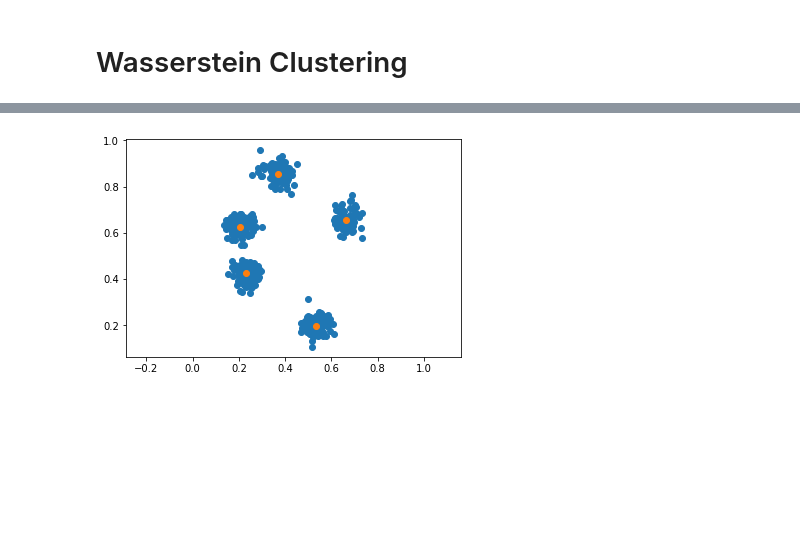
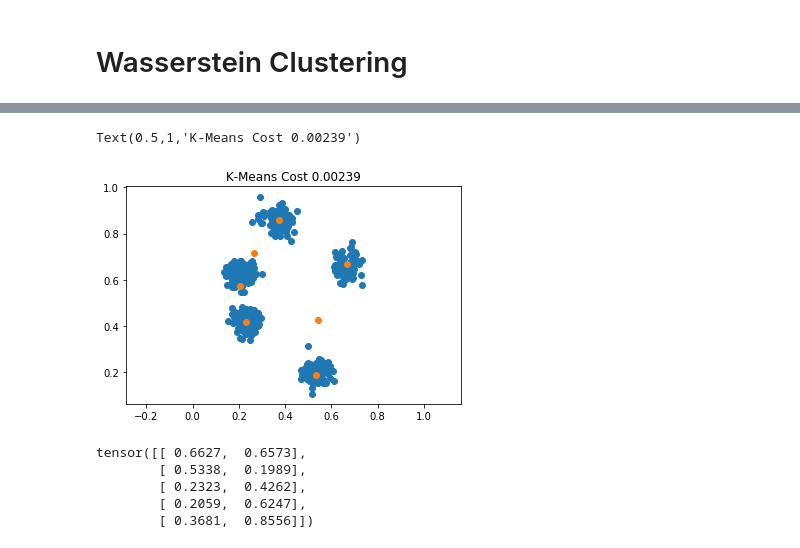
Before and after one commit to gabrielhuang/centroid-networks, a Jupyter notebook: scripts/cluster/clustering.ipynb, the cells around one changed output, grey strips where cells are left out. Saved outputs shown, nothing was run; the diff lists cells and outputs as text; code cells hidden in the pictures; blank space fills up the shorter version.

```diff
--- a/scripts/cluster/clustering.ipynb
+++ b/scripts/cluster/clustering.ipynb
@@ -174,7 +258,21 @@ tensor([[ 0.6565,  0.6621],
-# %%
-# Plot centroids
-plt.figure()
-plot_samples(X)
-plot_samples(centroids)
-# %% [output]
-[figure, removed]
+# %%
+# Plot centroids
+plt.figure()
+plot_samples(X)
+plot_samples(centroids)
+
+# Plot loss
+__, assignments = torch.min(distances, 1)
+cost = ((X-centroids[assignments])**2).sum() / len(X)
+plt.title('K-Means Cost {:.5f}'.format(cost))
+# %% [output]
+Text(0.5,1,'K-Means Cost 0.00239')
+[figure, added]
+# %%
+centroids
+# %% [output]
+tensor([[ 0.6627,  0.6573],
+        [ 0.5338,  0.1989],
+        [ 0.2323,  0.4262],
+        [ 0.2059,  0.6247],
+        [ 0.3681,  0.8556]])
```
Also changed, not shown: parts of 5 cells of this notebook.
